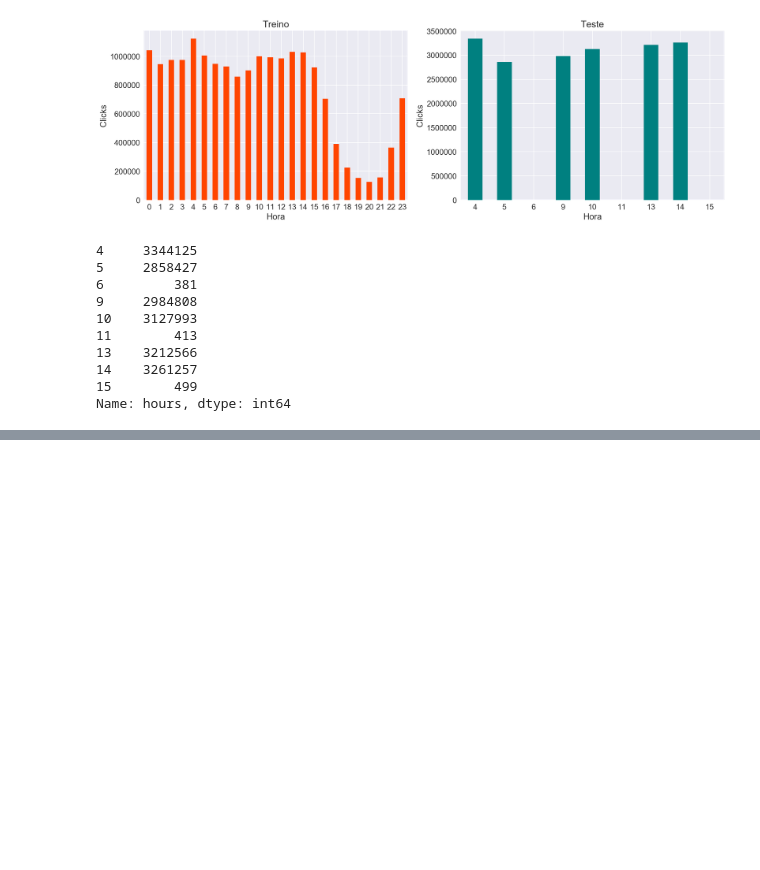
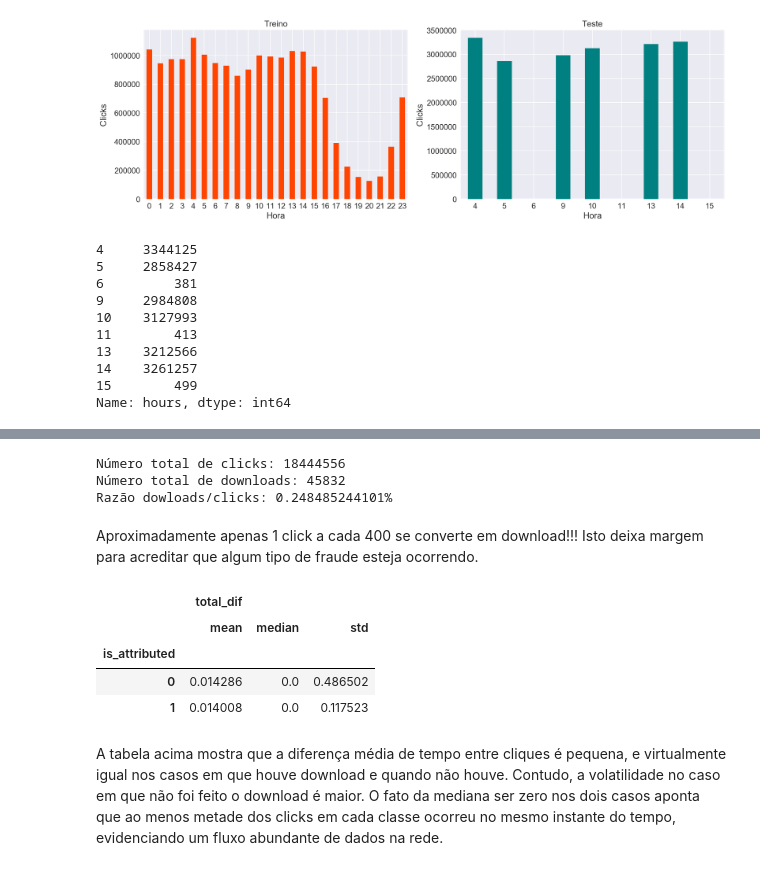
Before and after one commit to rgriva/Kaggle, a Jupyter notebook: EDA-Raul.ipynb, the cells around one changed output, grey strips where cells are left out. Cells and saved outputs as stored; diff of their text form; code cells hidden in the pictures; blank space fills up the shorter version.

```diff
--- a/EDA-Raul.ipynb
+++ b/EDA-Raul.ipynb
@@ -135,0 +178,34 @@ No caso dos dados de teste, não há um padrão claro. Podemos identificar, cont
+# %%
+# Checando se o dataset está realmente desbalanceado
+df = train['is_attributed'].value_counts()
+print('Número total de clicks: ' + str(df[0]))
+print('Número total de downloads: ' + str(df[1]))
+print('Razão dowloads/clicks: ' + str((df[1]/df[0])*100) +'%')
+# %% [output]
+Número total de clicks: 18444556
+Número total de downloads: 45832
+Razão dowloads/clicks: 0.248485244101%
+# %% [markdown]
+Aproximadamente apenas 1 click a cada 400 se converte em download!!! Isto deixa margem para acreditar que algum tipo de fraude esteja ocorrendo.
+# %%
+df = train[['ip','is_attributed', 'days', 'hours', 'minutes', 'seconds']].sort_values(by = ['days', 'hours', 'minutes', 'seconds'])
+df['min_dif'] = df['minutes'] - df['minutes'].shift(1)
+df['hour_dif'] = df['hours'] - df['hours'].shift(1)
+df['s_dif'] = df['seconds'] - df['seconds'].shift(1)
+df['day_dif'] = df['days'] - df['days'].shift(1)
+# Calculando diferença de tempo entre clicks
+df['total_dif'] = df['day_dif']*24*3600 + df['hour_dif']*3600 + df['min_dif']*60 + df['s_dif']
+
+# Otimizando uso de memórias
+#df.drop(['min_dif', 'hour_dif', 's_dif', 'hour_dif'], axis = 1, inplace = True)
+gc.collect();
+# %%
+df[['is_attributed', 'total_dif']].groupby('is_attributed').agg(['mean', 'median', 'std']).head()
+# %% [output]
+|  | total_dif |  |  |
+|  | mean | median | std |
+| is_attributed |  |  |  |
+| 0 | 0.014286 | 0.0 | 0.486502 |
+| 1 | 0.014008 | 0.0 | 0.117523 |
+# %% [markdown]
+A tabela acima mostra que a diferença média de tempo entre cliques é pequena, e virtualmente igual nos casos em que houve download e quando não houve. Contudo, a volatilidade no caso em que não foi feito o download é maior. O fato da mediana ser zero nos dois casos aponta que ao menos metade dos clicks em cada classe ocorreu no mesmo instante do tempo, evidenciando um fluxo abundante de dados na rede.
```
Also changed, not shown: parts of 6 cells of this notebook.
